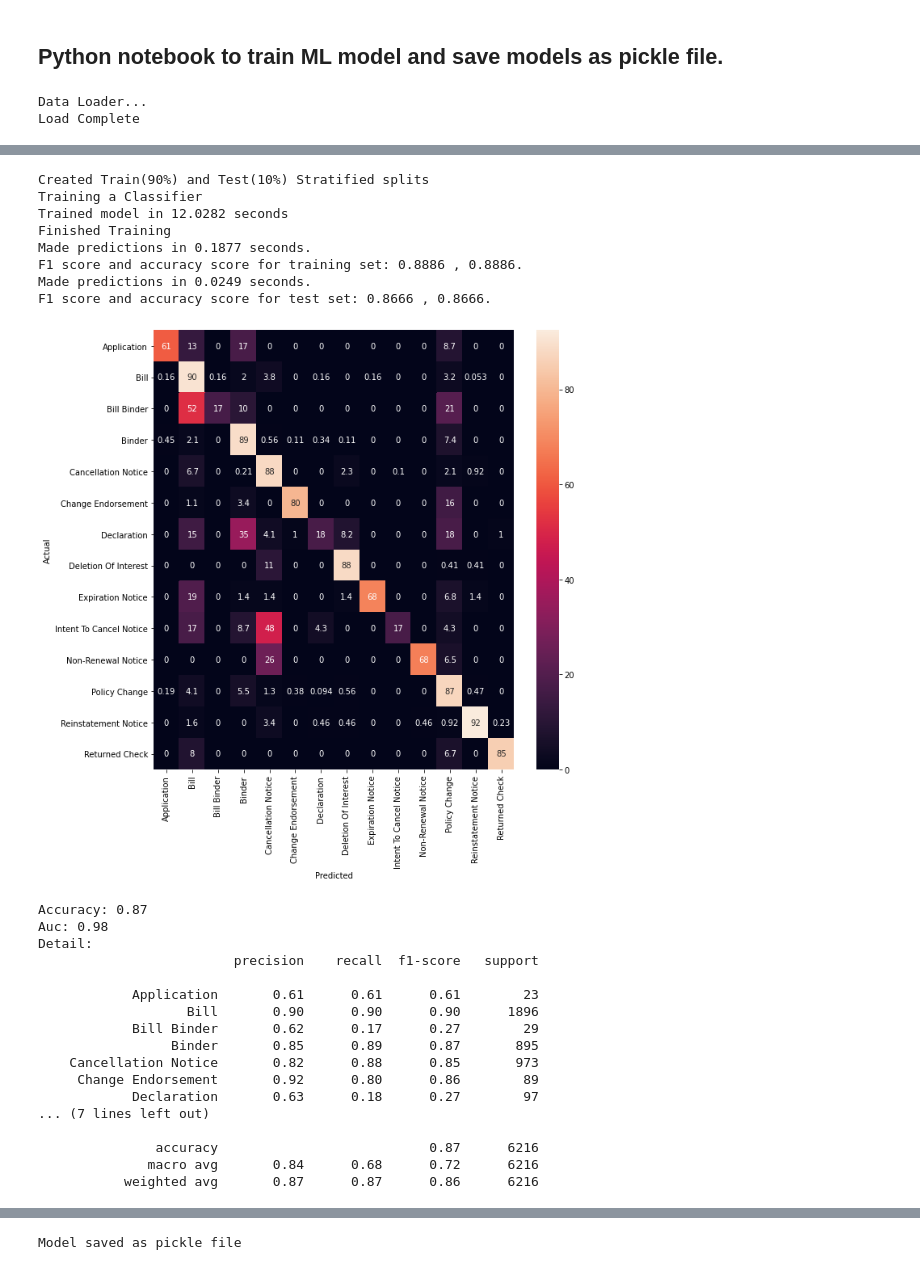
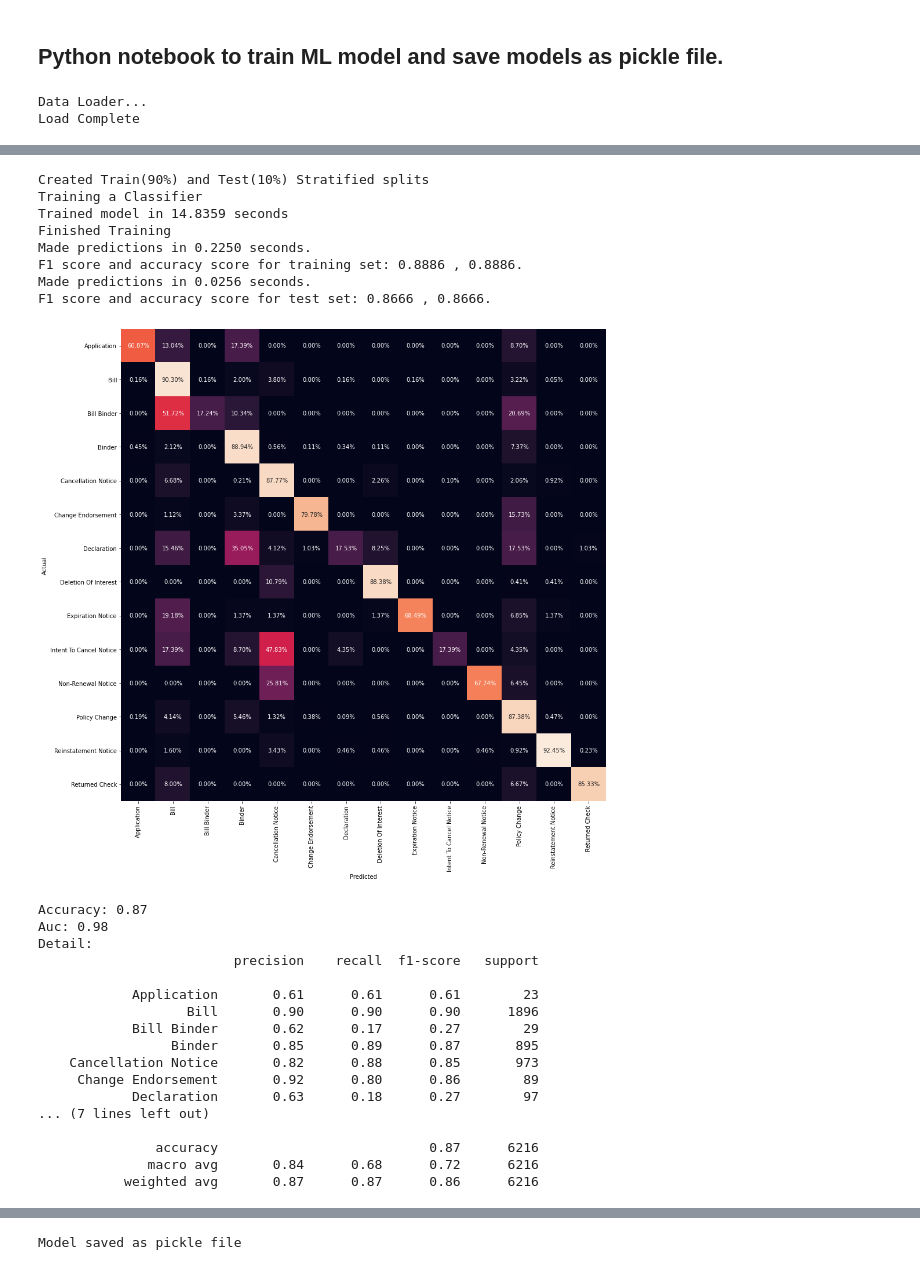
Before and after one commit to shoumikrc/doc_classification_bk, a Jupyter notebook: train_predict.ipynb, the cells around one changed output, grey strips where cells are left out. Cells and saved outputs as stored; diff of their text form; code cells hidden in the pictures.

Commit message:
update conf matrix figure

```diff
--- a/train_predict.ipynb
+++ b/train_predict.ipynb
@@ -188,41 +188,42 @@ class Solution(object):
 
         new_conf_mat = []
         for i in range(len(conf_mat[0])):
             actual_value = sum(conf_mat[i])
             new_conf_mat.append([])
             for j in range(len(conf_mat[0])):
                 val = conf_mat[i][j]
-                new_conf_mat[i].append(val/actual_value * 100)
+
+                new_conf_mat[i].append(val/actual_value)
 
         new_conf_mat = np.array(new_conf_mat)
 
-        fig, ax = plt.subplots(figsize=(10,10))
-        sns.heatmap(new_conf_mat, annot=True,
-           xticklabels=target_names, yticklabels=target_names)
+        fig, ax = plt.subplots(figsize=(15,15))
+        sns.heatmap(new_conf_mat, annot=True, fmt=".2%",
+           xticklabels=target_names, yticklabels=target_names, cbar = False)
         plt.ylabel('Actual')
         plt.xlabel('Predicted')
         plt.show()
 
 if __name__=="__main__":
     s=Solution()
     trained_clf=s.train_predict(LogisticRegression(C=1, solver='saga',multi_class='multinomial',random_state = 42))
 
     pk.dump(trained_clf, open("pretrained.pkl", 'wb'))
 
     print('Model saved as pickle file')
 # %% [output]
 Data Loader...
 Load Complete
 [figure]
 Created Train(90%) and Test(10%) Stratified splits
 Training a Classifier
-Trained model in 12.0282 seconds
+Trained model in 14.8359 seconds
 Finished Training
-Made predictions in 0.1877 seconds.
+Made predictions in 0.2250 seconds.
 F1 score and accuracy score for training set: 0.8886 , 0.8886.
-Made predictions in 0.0249 seconds.
+Made predictions in 0.0256 seconds.
 F1 score and accuracy score for test set: 0.8666 , 0.8666.
-[figure, old version]
+[figure, new version]
 Accuracy: 0.87
 Auc: 0.98
 Detail:
```
